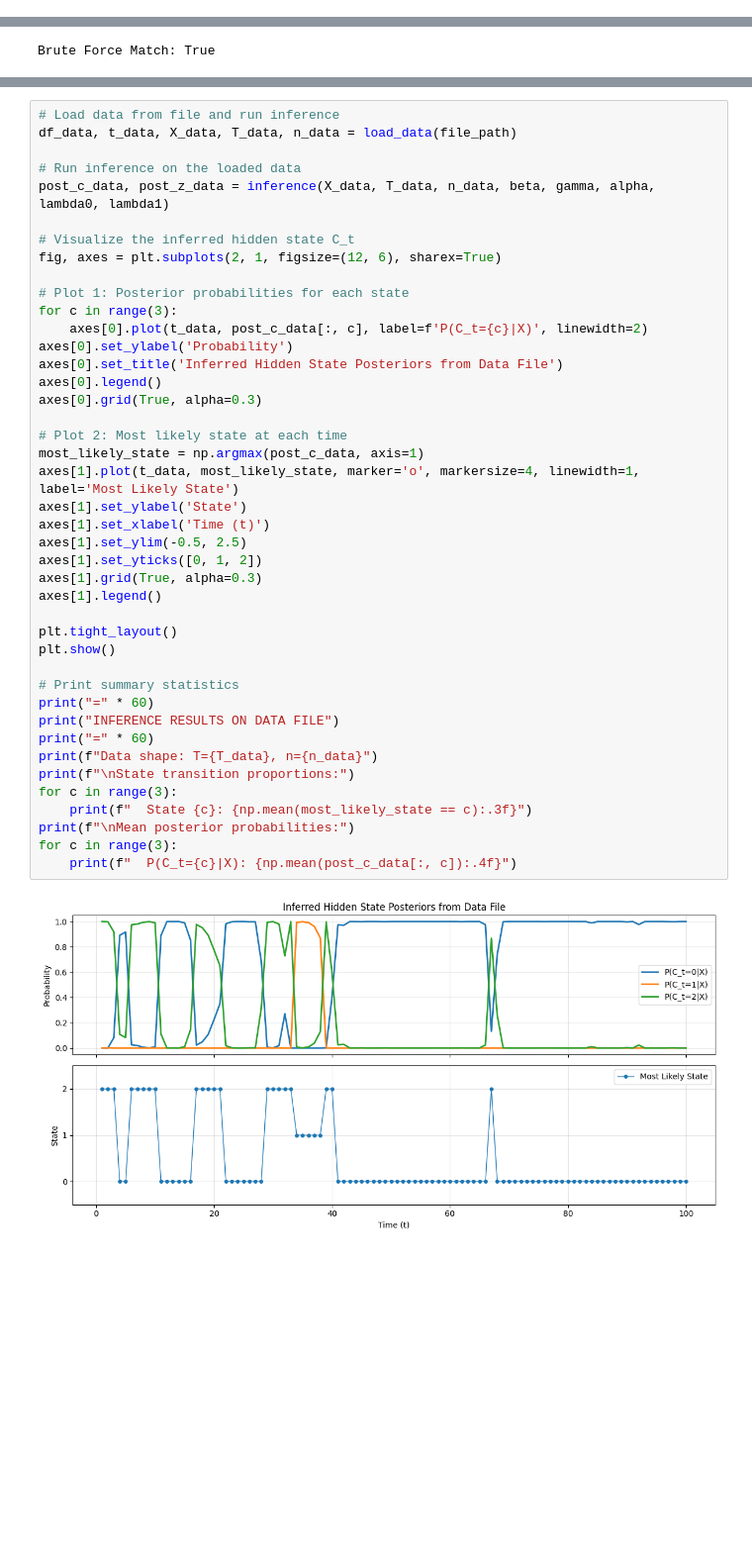
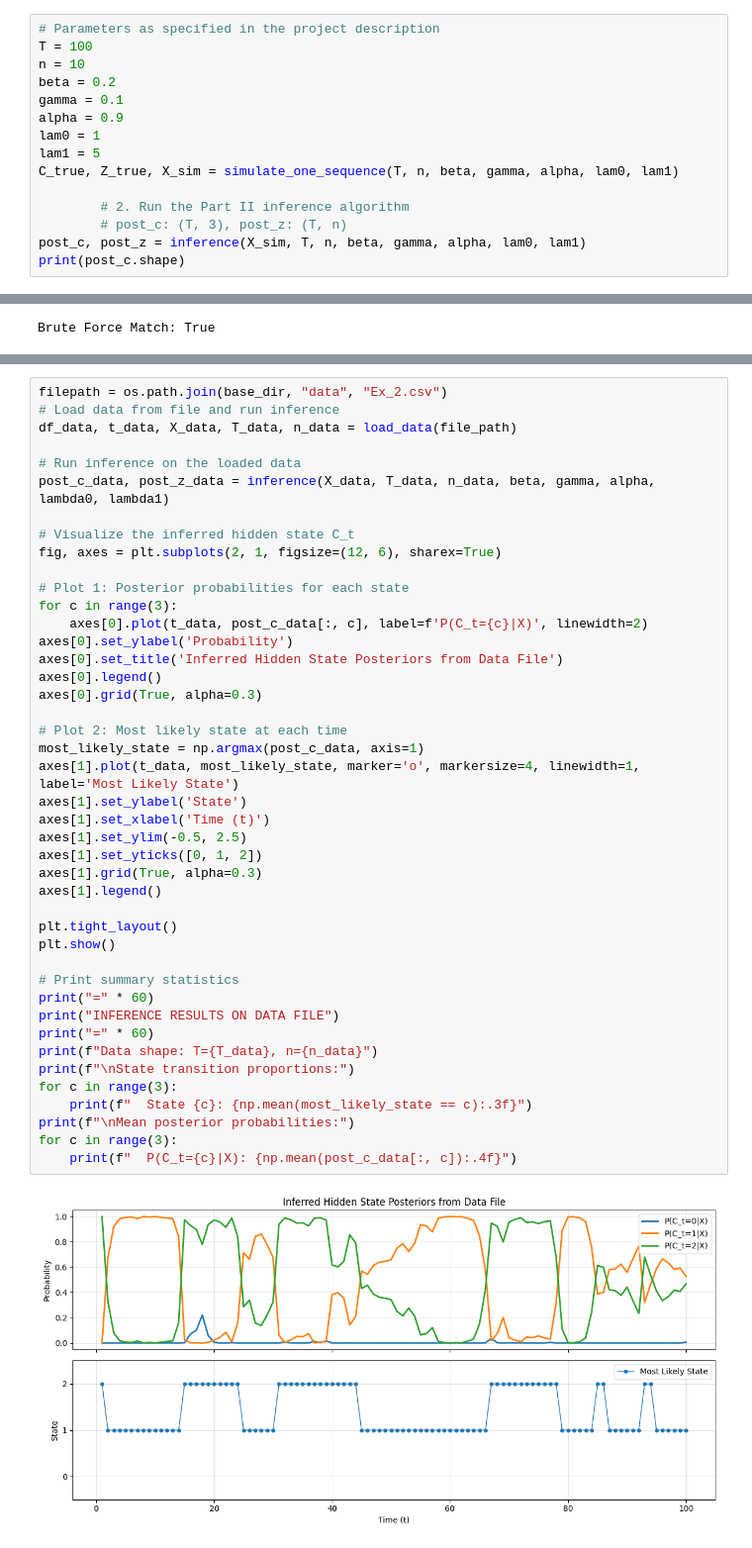
Before and after one commit to JeppeBondeBakkensen/ModCom, a Jupyter notebook: del1.ipynb, the cells around one changed output, grey strips where cells are left out. Shown at 99% size. Cells and saved outputs as stored; diff of their text form; blank space fills up the shorter version.

```diff
--- a/del1.ipynb
+++ b/del1.ipynb
@@ -469,0 +561,15 @@ Result: SUCCESS. The inference algorithm is unbiased.
+# %%
+# Parameters as specified in the project description
+T = 100
+n = 10
+beta = 0.2
+gamma = 0.1
+alpha = 0.9
+lam0 = 1
+lam1 = 5
+C_true, Z_true, X_sim = simulate_one_sequence(T, n, beta, gamma, alpha, lam0, lam1)
+
+        # 2. Run the Part II inference algorithm
+        # post_c: (T, 3), post_z: (T, n)
+post_c, post_z = inference(X_sim, T, n, beta, gamma, alpha, lam0, lam1)
+print(post_c.shape)
@@ -532,4 +642,5 @@ Brute Force Match: True
 # %%
+filepath = os.path.join(base_dir, "data", "Ex_2.csv")
 # Load data from file and run inference
 df_data, t_data, X_data, T_data, n_data = load_data(file_path)
 
@@ -545,34 +656,34 @@ for c in range(3):
 axes[0].set_ylabel('Probability')
 axes[0].set_title('Inferred Hidden State Posteriors from Data File')
 axes[0].legend()
 axes[0].grid(True, alpha=0.3)
 
 # Plot 2: Most likely state at each time
 most_likely_state = np.argmax(post_c_data, axis=1)
 axes[1].plot(t_data, most_likely_state, marker='o', markersize=4, linewidth=1, label='Most Likely State')
 axes[1].set_ylabel('State')
 axes[1].set_xlabel('Time (t)')
 axes[1].set_ylim(-0.5, 2.5)
 axes[1].set_yticks([0, 1, 2])
 axes[1].grid(True, alpha=0.3)
 axes[1].legend()
 
 plt.tight_layout()
 plt.show()
 
 # Print summary statistics
 print("=" * 60)
 print("INFERENCE RESULTS ON DATA FILE")
 print("=" * 60)
 print(f"Data shape: T={T_data}, n={n_data}")
 print(f"\nState transition proportions:")
 for c in range(3):
     print(f"  State {c}: {np.mean(most_likely_state == c):.3f}")
 print(f"\nMean posterior probabilities:")
 for c in range(3):
     print(f"  P(C_t={c}|X): {np.mean(post_c_data[:, c]):.4f}")
 # %% [output]
-[figure, old version]
+[figure, new version]
 ============================================================
 INFERENCE RESULTS ON DATA FILE
 ============================================================
```
Also changed, not shown: parts of 7 cells of this notebook, 1 other file.
